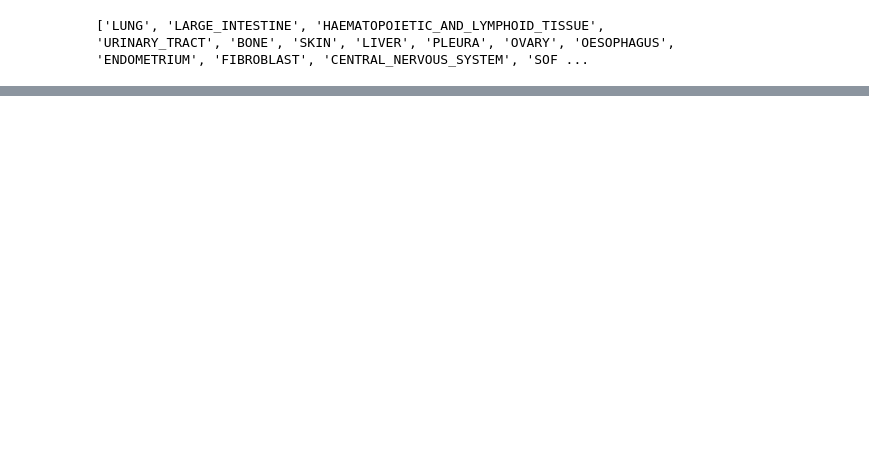
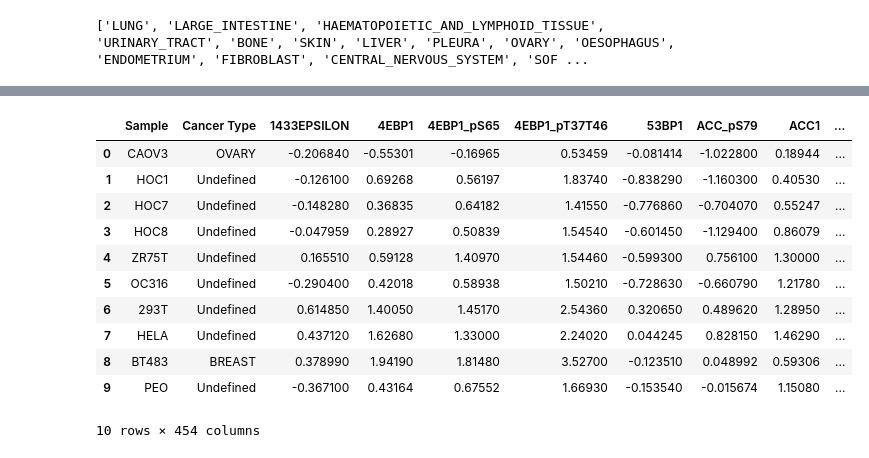
Before and after one commit to Albertykeyboard/Portfolio, a Jupyter notebook: TNBC Analysis and ML/Formatting Playground.ipynb, the cells around one changed output, grey strips where cells are left out. Saved outputs shown, nothing was run; the diff lists cells and outputs as text; code cells hidden in the pictures; blank space fills up the shorter version.

```diff
--- a/TNBC Analysis and ML/Formatting Playground.ipynb
+++ b/TNBC Analysis and ML/Formatting Playground.ipynb
@@ -83,15 +55,0 @@ MCLP.head()
-# %%
-# Deesignating Cancer Types based on CCLE Classifications
-sMCLP = len(MCLP)
-sCCLE = len(CCLE)
-
-# Nested code below iterates through the MCLP Sample column and compares it to every the CCLE Sample column
-# If the values match, the MCLP Cancer Type will be replaced with the CCLE Cancer Type
-for i in range(sMCLP):
-    for j in range(sCCLE):
-        if MCLP.iloc[i, 0] == CCLE.iloc[j, 0]:
-            MCLP.iloc[i, 1] = CCLE.iloc[j, 1]
-            break #allows exiting of the inner for loop
-        else:
-            MCLP.iloc[i, 1] = "Undefined"
-MCLP.head()
@@ -228,0 +211,26 @@ print (Indication_List)
+# %%
+# Deesignating Cancer Types based on CCLE Classifications
+# Nested code below iterates through the MCLP Sample column and compares it to every CCLE Sample column
+# If the values match, the MCLP Cancer Type will be replaced with the CCLE Cancer Type
+
+for i in range(len(MCLP)):
+    for j in range(len(CCLE)):
+        if MCLP.iloc[i, 0] == CCLE.iloc[j, 0]:
+            MCLP.iloc[i, 1] = CCLE.iloc[j, 1]
+            break #allows exiting of the inner for loop
+        else:
+            MCLP.iloc[i, 1] = "Undefined"
+MCLP.head(10)
+# %% [output]
+|  | Sample | Cancer Type | 1433EPSILON | 4EBP1 | 4EBP1_pS65 | 4EBP1_pT37T46 | 53BP1 | ACC_pS79 | ACC1 | ... |
+| 0 | CAOV3 | OVARY | -0.206840 | -0.55301 | -0.16965 | 0.53459 | -0.081414 | -1.022800 | 0.18944 | ... |
+| 1 | HOC1 | Undefined | -0.126100 | 0.69268 | 0.56197 | 1.83740 | -0.838290 | -1.160300 | 0.40530 | ... |
+| 2 | HOC7 | Undefined | -0.148280 | 0.36835 | 0.64182 | 1.41550 | -0.776860 | -0.704070 | 0.55247 | ... |
+| 3 | HOC8 | Undefined | -0.047959 | 0.28927 | 0.50839 | 1.54540 | -0.601450 | -1.129400 | 0.86079 | ... |
+| 4 | ZR75T | Undefined | 0.165510 | 0.59128 | 1.40970 | 1.54460 | -0.599300 | 0.756100 | 1.30000 | ... |
+| 5 | OC316 | Undefined | -0.290400 | 0.42018 | 0.58938 | 1.50210 | -0.728630 | -0.660790 | 1.21780 | ... |
+| 6 | 293T | Undefined | 0.614850 | 1.40050 | 1.45170 | 2.54360 | 0.320650 | 0.489620 | 1.28950 | ... |
+| 7 | HELA | Undefined | 0.437120 | 1.62680 | 1.33000 | 2.24020 | 0.044245 | 0.828150 | 1.46290 | ... |
+| 8 | BT483 | BREAST | 0.378990 | 1.94190 | 1.81480 | 3.52700 | -0.123510 | 0.048992 | 0.59306 | ... |
+| 9 | PEO | Undefined | -0.367100 | 0.43164 | 0.67552 | 1.66930 | -0.153540 | -0.015674 | 1.15080 | ... |
+10 rows × 454 columns
```
Also changed, not shown: parts of 14 cells of this notebook, 2 other files.
